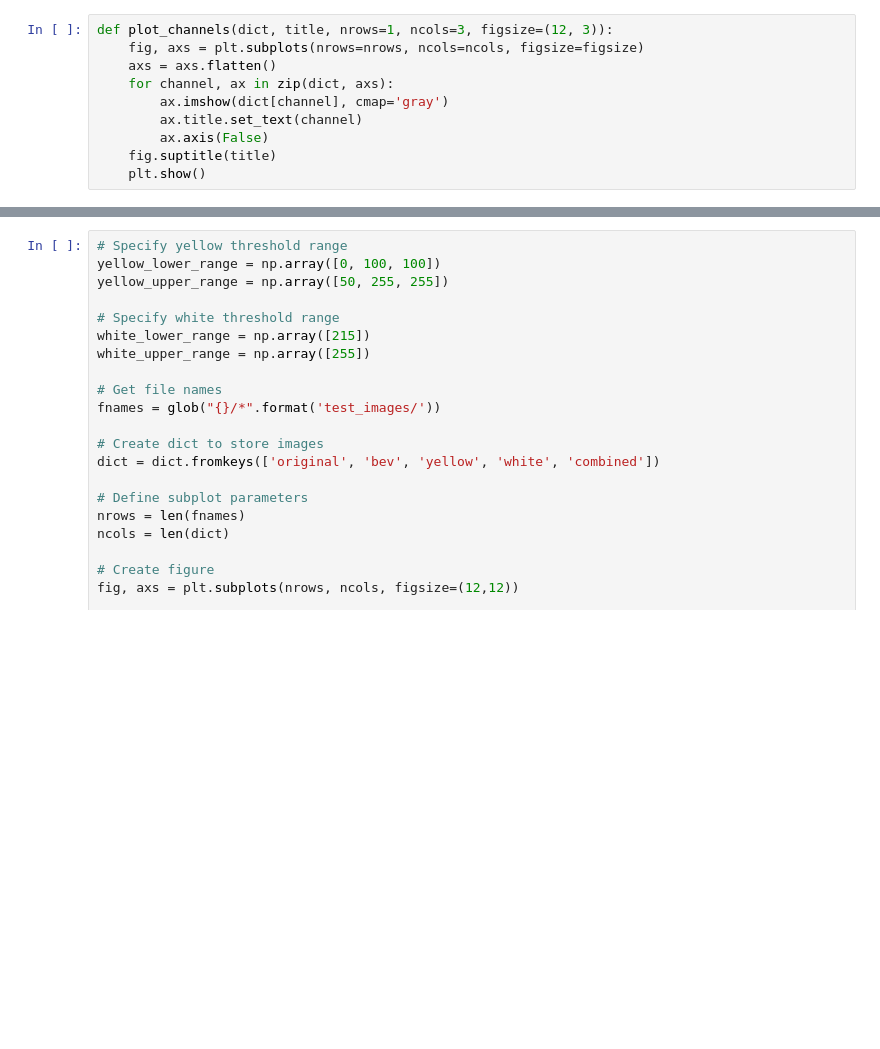
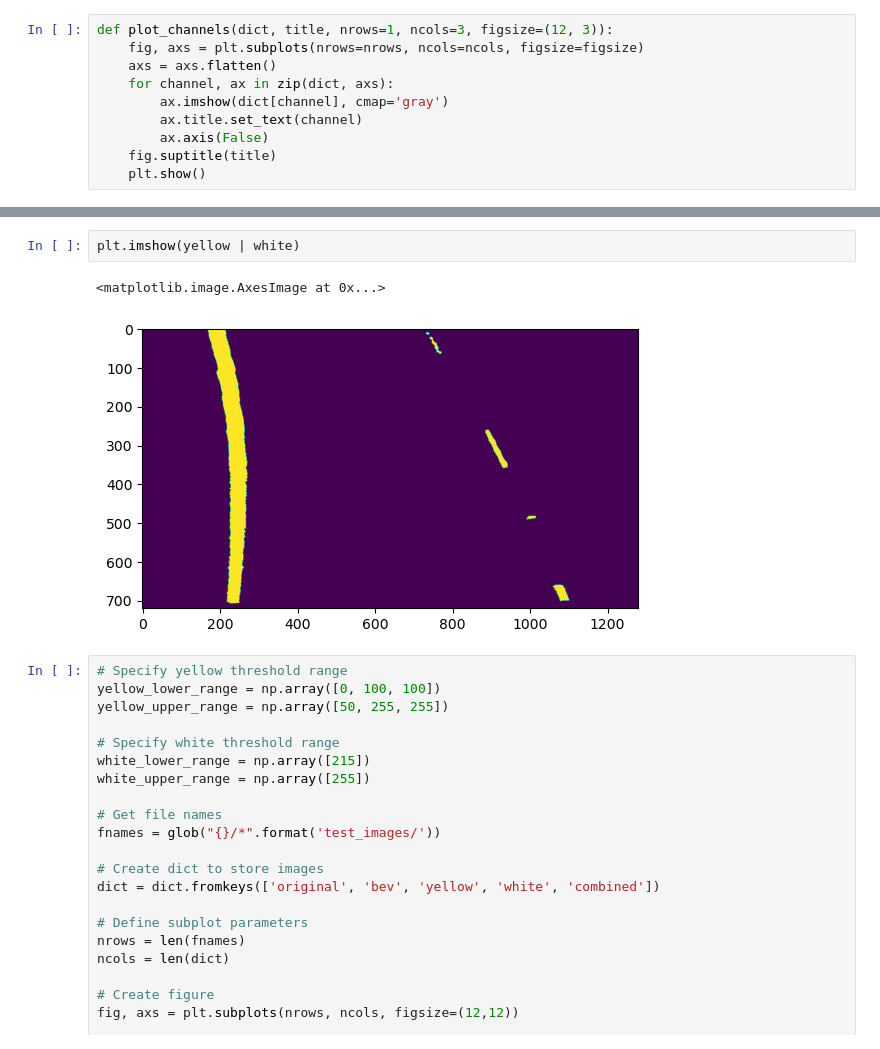
Before and after one commit to xFiveRivers/lane-detection-advanced, a Jupyter notebook: threshold_testing.ipynb, the cells around one changed output, grey strips where cells are left out. Drawn from its saved outputs; the diff is of its cells as text; blank space fills up the shorter version.

```diff
--- a/threshold_testing.ipynb
+++ b/threshold_testing.ipynb
@@ -77,3 +77,8 @@ plt.imshow(white, cmap='gray')
+# %%
+plt.imshow(yellow | white)
+# %% [output]
+<matplotlib.image.AxesImage at 0x...>
+[figure, added]
 # %%
 # Specify yellow threshold range
 yellow_lower_range = np.array([0, 100, 100])
```
Also changed, not shown: parts of 6 cells of this notebook, 2 other files.
